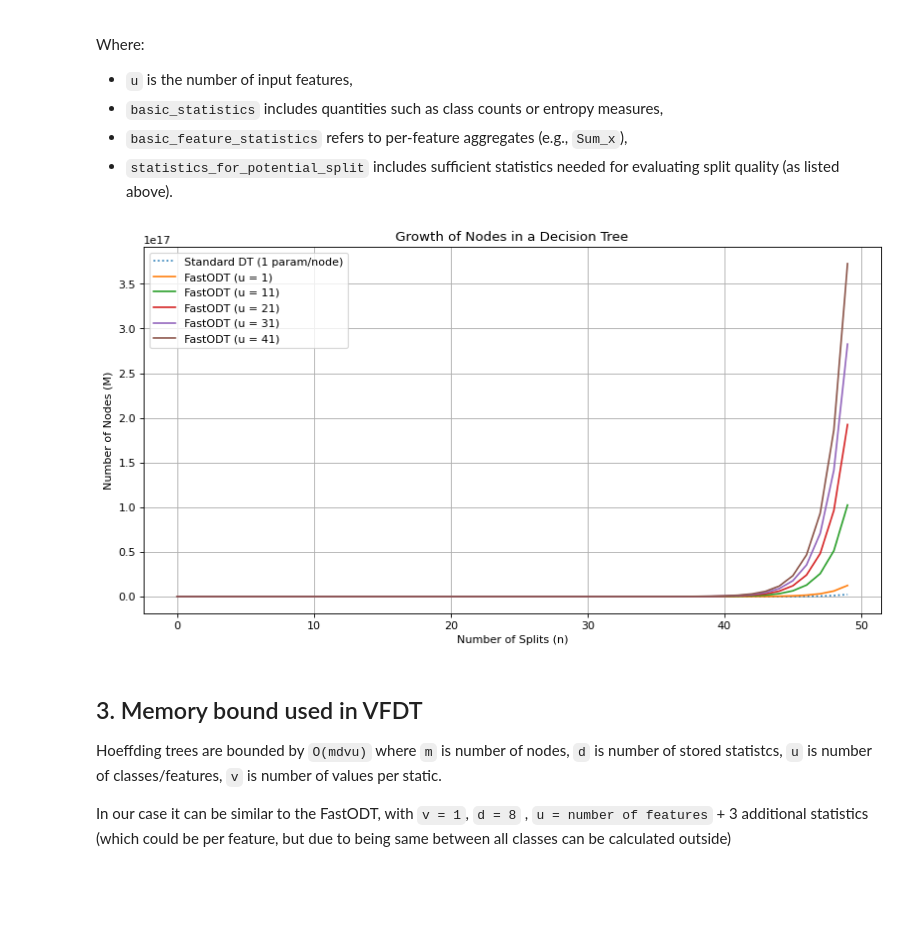
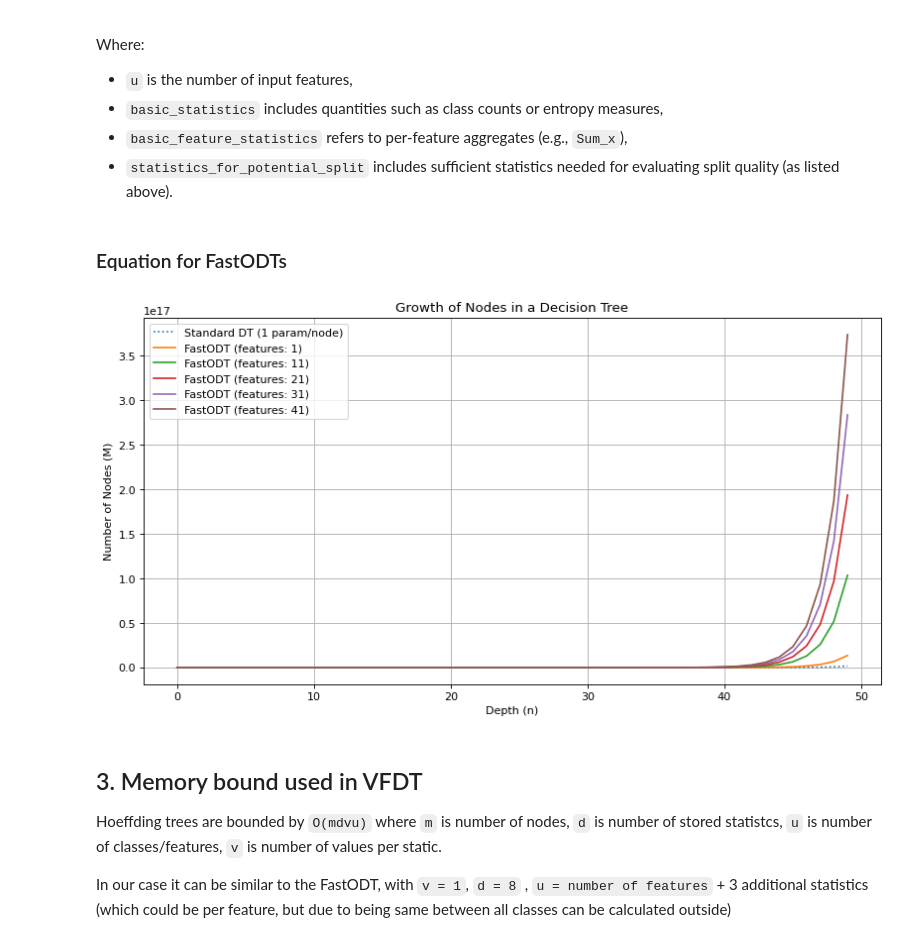
Before and after one commit to Digital-City-Lab-MUNI/Incremental-Learning-MycroftMinds, a Jupyter notebook: notebooks/theoretical_minimum.ipynb, the cells around one changed output. Saved outputs shown, nothing was run; the diff lists cells and outputs as text; code cells hidden in the pictures; blank space fills up the shorter version.

```diff
--- a/notebooks/theoretical_minimum.ipynb
+++ b/notebooks/theoretical_minimum.ipynb
@@ -87,44 +101,39 @@ Where:
 * `basic_statistics` includes quantities such as class counts or entropy measures,
 * `basic_feature_statistics` refers to per-feature aggregates (e.g., `Sum_x`),
 * `statistics_for_potential_split` includes sufficient statistics needed for evaluating split quality (as listed above).
+# %% [markdown]
+### Equation for FastODTs
+# %%
+
+def H(u):
+    return (3 + u * 8) + 1 # 3 + u * 8 statistics + 1 value
+
+def HM(n,u):
+    return H(u).reshape(u.shape[0], 1) * M(n).reshape(1, n.shape[0])
+
+def FODT_bound(n,u):
+    return HM(n,u) + 1 + n # 1 sample + n splits
 # %%
-import matplotlib.pyplot as plt
-import numpy as np
-
-def M(n):
-    n = n.astype(np.float64)
-    return 2**(n + 1) - 1
-
-def H(u):
-    return (3 + u * 8)
-
-def HM(n,u):
-    return H(u).reshape(u.shape[0], 1) * M(n).reshape(1, n.shape[0])
 
 
-dts_params = 2
-
 number_of_splits = np.arange(0,50)
-number_of_nodes = M(number_of_splits)
-dts_memory_bound = number_of_nodes * dts_params
-
-features = np.arange(1,50,10)
-fodt_memory_bounds = HM(number_of_splits,features)
+number_of_features = np.arange(1,50,10)
 
 plt.figure(figsize=(12, 6), dpi=80)
-plt.plot(number_of_splits, dts_memory_bound, linestyle=':', label="Standard DT (1 param/node)")
+plt.plot(number_of_splits, DTs_bound(number_of_splits,[0]), linestyle=':', label="Standard DT (1 param/node)")
 
-for n, fodt_memory_bound in enumerate(fodt_memory_bounds):
-    plt.plot(number_of_splits,fodt_memory_bound, linestyle='-', label=f"FastODT (u = {features[n]})")
+FODT_bounds = FODT_bound(number_of_splits, number_of_features)
+for n, FODT_result in enumerate(FODT_bounds):
+    plt.plot(number_of_splits, FODT_result, linestyle='-', label=f"FastODT (features: {number_of_features[n]})")
 
-plt.xlabel("Number of Splits (n)")
+plt.xlabel("Depth (n)")
 plt.ylabel("Number of Nodes (M)")
 plt.title("Growth of Nodes in a Decision Tree")
 plt.grid(True)
 plt.legend()
 plt.show()
 # %% [output]
-[figure, old version]
+[figure, new version]
 # %% [markdown]
 
 ## 3. Memory bound used in VFDT
```
Also changed, not shown: parts of 22 cells of this notebook.
